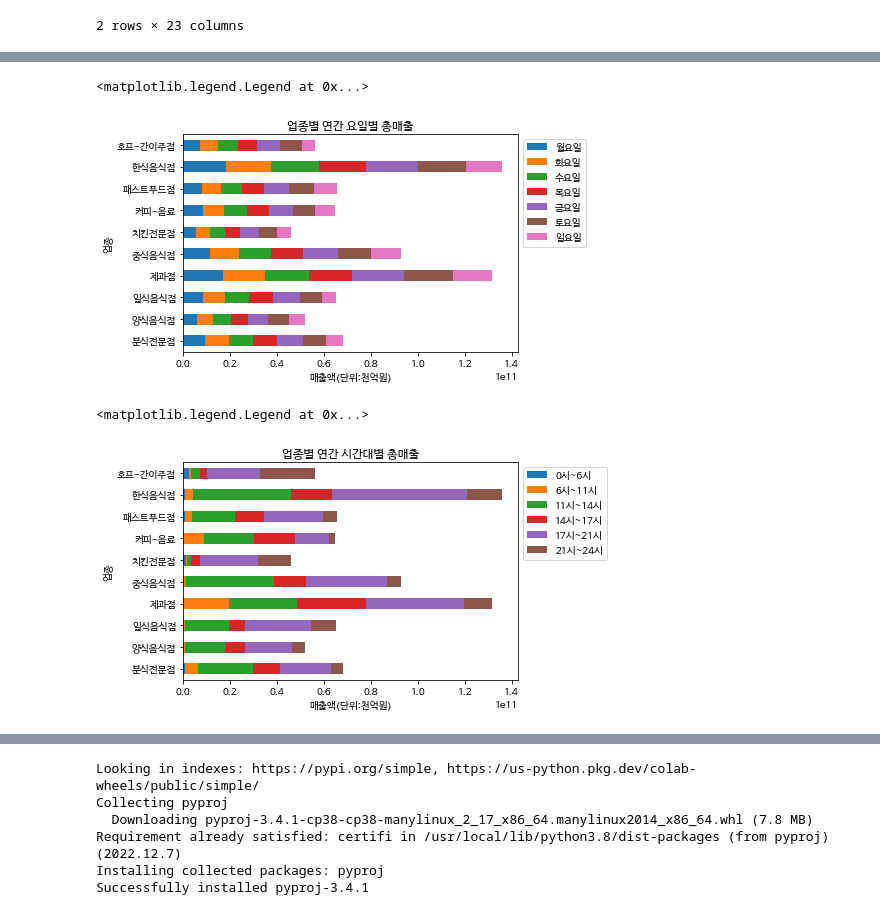
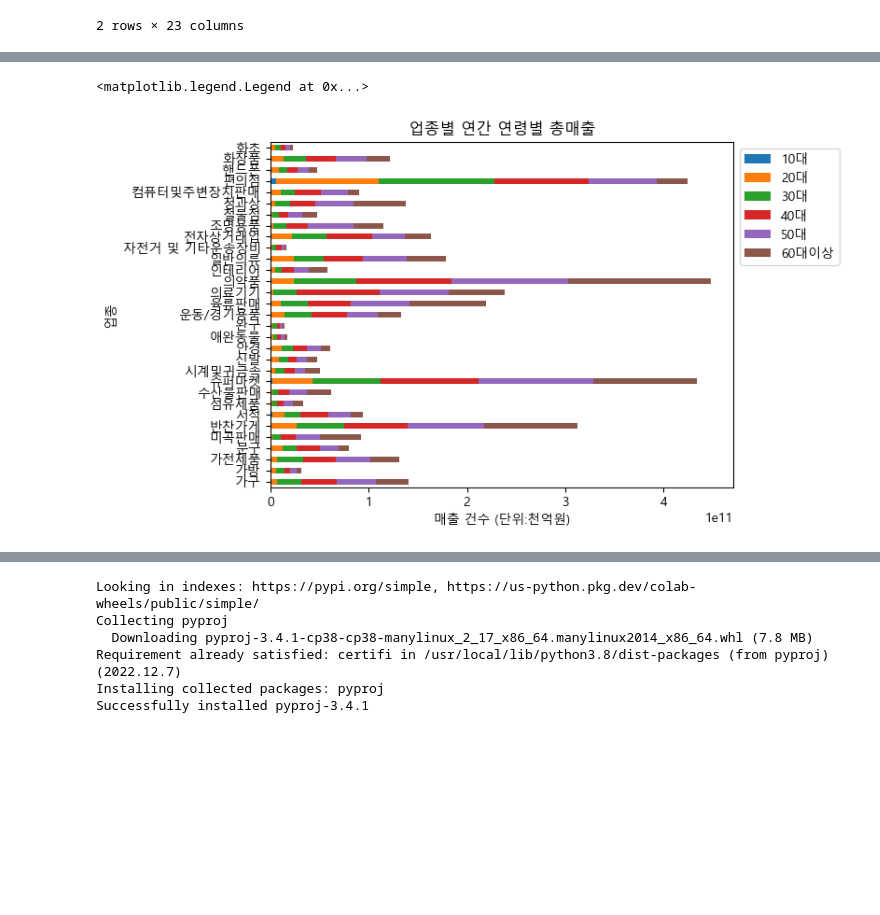
Before and after one commit to junhokim42/Python_study, a Jupyter notebook: Bigdata_training/Bigdata_analysis/Bigdata_project/Pharma.ipynb, the cells around one changed output, grey strips where cells are left out. Cells and saved outputs as stored; diff of their text form; code cells hidden in the pictures; blank space fills up the shorter version.

```diff
--- a/Bigdata_training/Bigdata_analysis/Bigdata_project/Pharma.ipynb
+++ b/Bigdata_training/Bigdata_analysis/Bigdata_project/Pharma.ipynb
@@ -155,8 +158,7 @@ See the caveats in the documentation: https://pandas.pydata.org/pandas-docs/stab
 # %%
-
-# 업종별(10개) 1년 매출
-pharma_sale_scale = sale_scale.drop(columns=['상권_구분_코드_명','상권_코드','점포수','상권_코드_명'])
-pharma_sale_scale = pharma_sale_scale.groupby(['서비스_업종_코드_명']).sum().reset_index()
-pharma_sale_scale.rename(columns={'한_점포당_분기별_매출_금액':'외식업_연매출_금액'}, inplace=True)
-upjong_sale.columns = ['업종', '총매출', '주중', '주말','월요일','화요일','수요일','목요일','금요일', '토요일', '일요일','0시~6시', '6시~11시', '11시~14시', '14시~17시', '17시~21시','21시~24시', '남성', '여성', '10대', '20대', '30대', '40대','50대','60대이상']
-upjong_sale.head()
+# 소매 업종별 1년 매출
+# pharma_sale_scale = sale_scale.drop(columns=['상권_구분_코드_명','상권_코드','점포수','상권_코드_명'])
+sale_scale_all = sale_scale.groupby(['서비스_업종_코드_명']).sum().reset_index()
+# sale_scale_all.rename(columns={'한_점포당_분기별_매출_금액':'외식업_연매출_금액'}, inplace=True)
+sale_scale_all.head()
+sale_scale_all.columns = ['업종', '상권_코드', '총매출', '주중', '주말', '새벽', '오전', '점심', '오후', '저녁','밤', '남성', '여성', '10대', '20대', '30대', '40대','50대','60대이상', '점포수']
@@ -192,24 +209,13 @@ Text(0.5, 0, '매출액(단위:십조원)')
 # %%
-#업종별 요일 그래프
-sale_yoil = upjong_sale[['업종', '월요일', '화요일', '수요일', '목요일','금요일', '토요일', '일요일']]
+#업종별 연령별 그래프
+sale_age = sale_scale_all[['업종', '10대', '20대', '30대',
+                        '40대', '50대', '60대이상']]
 
-df_2 = sale_yoil.set_index(keys=['업종'], drop= True)
+df_2 = sale_age.set_index(keys=['업종'], drop= True)
 df_2.plot(kind='barh', stacked=True)
-plt.title("업종별 연간 요일별 총매출")
-plt.xlabel('매출액(단위:천억원)')
+plt.title("업종별 연간 연령별 총매출")
+plt.xlabel('매출 건수 (단위:천억원)')
 plt.legend(bbox_to_anchor=(1,1))
 # %% [output]
 <matplotlib.legend.Legend at 0x...>
-[figure, old version]
+[figure, new version]
-# %%
-#업종별 시간대 그래프
-sale_time = upjong_sale[['업종','0시~6시', '6시~11시', '11시~14시', '14시~17시', '17시~21시','21시~24시']]
-
-df_3 = sale_time.set_index(keys=['업종'], drop= True)
-df_3.plot(kind='barh', stacked=True)
-plt.title("업종별 연간 시간대별 총매출")
-plt.xlabel('매출액(단위:천억원)')
-plt.legend(bbox_to_anchor=(1,1))
-# %% [output]
-<matplotlib.legend.Legend at 0x...>
-[figure, removed]
```
Also changed, not shown: parts of 8 cells of this notebook, 2 other files.
